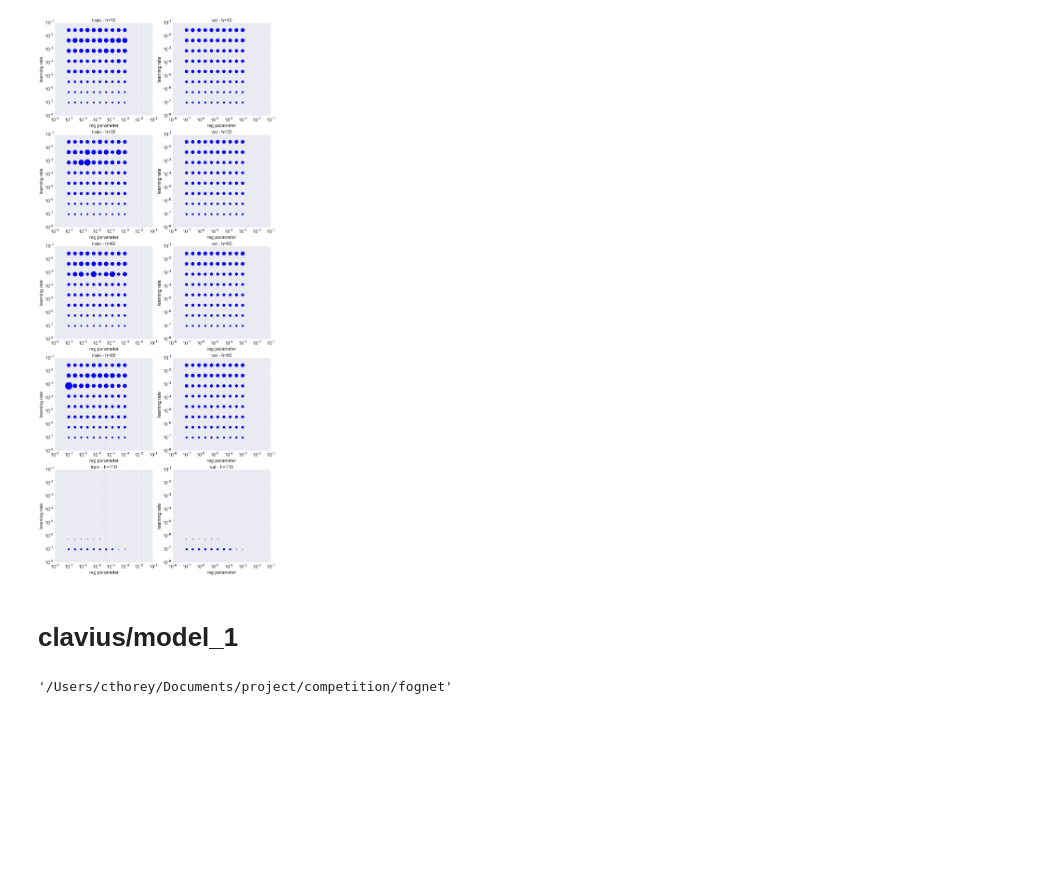
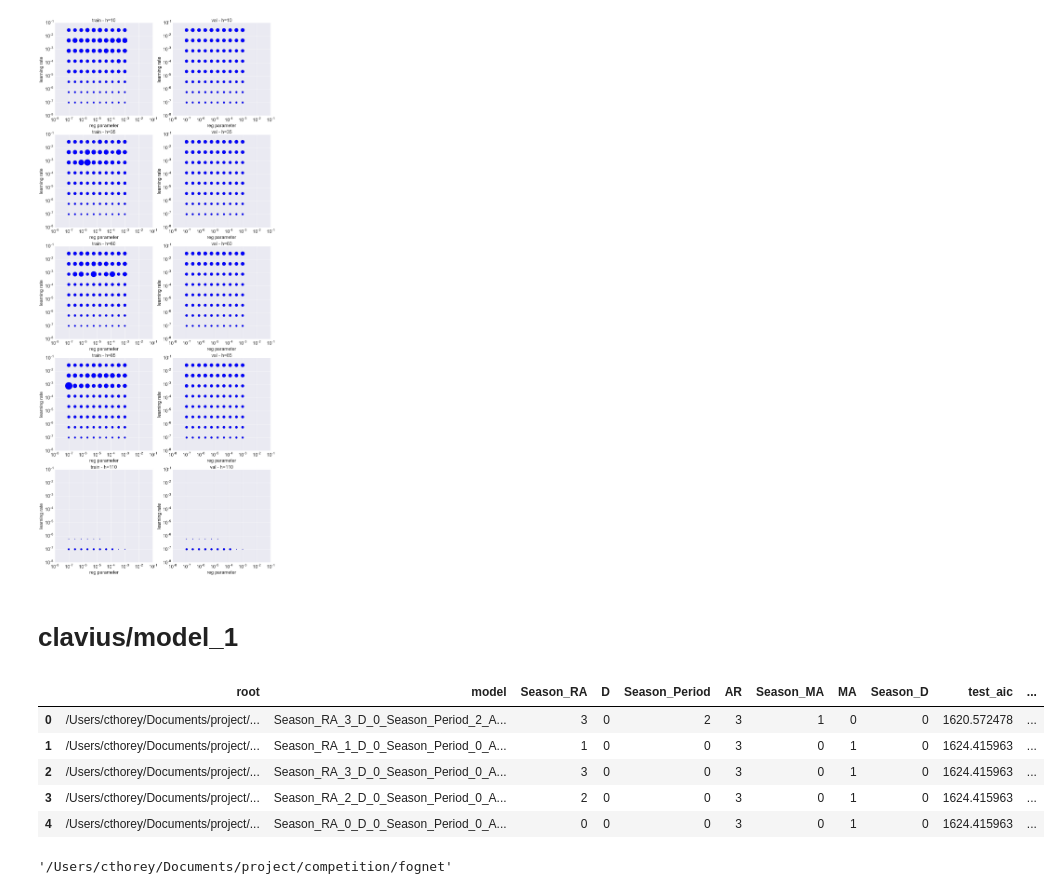
Before and after one commit to cthorey/fognet, a Jupyter notebook: Model_checking.ipynb, the cells around one changed output. Drawn from its saved outputs; the diff is of its cells as text; code cells hidden in the pictures; blank space fills up the shorter version.

```diff
--- a/Model_checking.ipynb
+++ b/Model_checking.ipynb
@@ -50,4 +50,14 @@ for i,(h,gp) in enumerate(model0g):
 [figure]
 # %% [markdown]
 # clavius/model_1
+# %%
+root = '/Users/thorey/Documents/project/competition/fognet/models/ray'
+pd.read_csv(os.path.join(root,'result_ray.csv'),index_col=0).head(5)
+# %% [output]
+|  | root | model | Season_RA | D | Season_Period | AR | Season_MA | MA | Season_D | test_aic | ... |
+| 0 | /Users/cthorey/Documents/project/... | Season_RA_3_D_0_Season_Period_2_A... | 3 | 0 | 2 | 3 | 1 | 0 | 0 | 1620.572478 | ... |
+| 1 | /Users/cthorey/Documents/project/... | Season_RA_1_D_0_Season_Period_0_A... | 1 | 0 | 0 | 3 | 0 | 1 | 0 | 1624.415963 | ... |
+| 2 | /Users/cthorey/Documents/project/... | Season_RA_3_D_0_Season_Period_0_A... | 3 | 0 | 0 | 3 | 0 | 1 | 0 | 1624.415963 | ... |
+| 3 | /Users/cthorey/Documents/project/... | Season_RA_2_D_0_Season_Period_0_A... | 2 | 0 | 0 | 3 | 0 | 1 | 0 | 1624.415963 | ... |
+| 4 | /Users/cthorey/Documents/project/... | Season_RA_0_D_0_Season_Period_0_A... | 0 | 0 | 0 | 3 | 0 | 1 | 0 | 1624.415963 | ... |
 # %%
```
Also changed, not shown: parts of 2 cells of this notebook, 7 other files.
